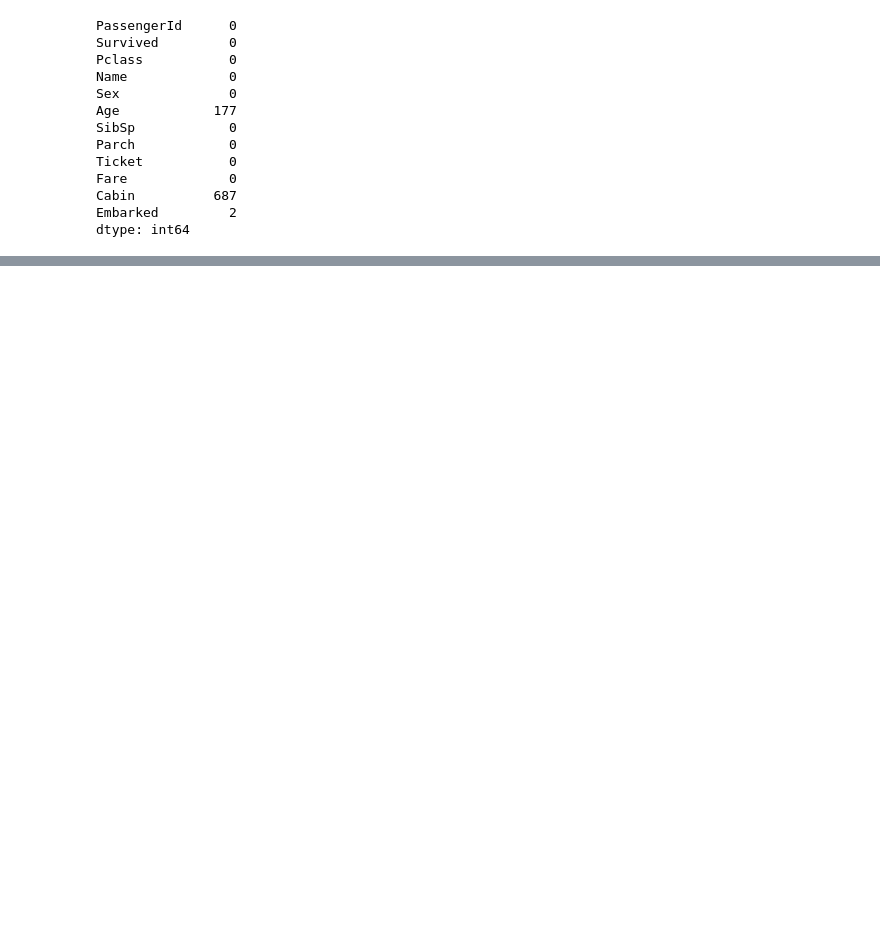
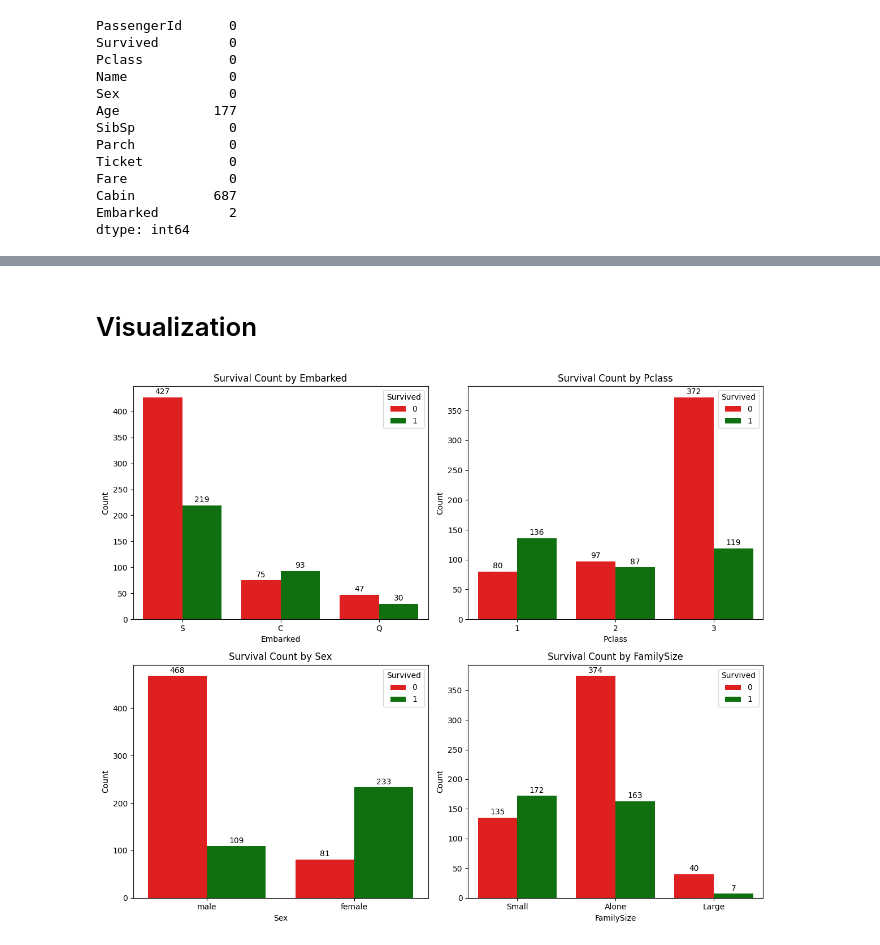
Before and after one commit to juandaxz/test, a Jupyter notebook: Titanic-ml.ipynb, the cells around one changed output, grey strips where cells are left out. Cells and saved outputs as stored; diff of their text form; code cells hidden in the pictures; blank space fills up the shorter version.

```diff
--- a/Titanic-ml.ipynb
+++ b/Titanic-ml.ipynb
@@ -79,0 +114,11 @@ titanic_data[['Pclass','Cabin']]
+# %%
+# Convert FamilySize to categorical variable
+def family_size_category(size):
+    if size == 1:
+        return 'Alone'
+    elif size <= 5:
+        return 'Small'
+    else:
+        return 'Large'
+# %%
+titanic_data['FamilySize'] = titanic_data['FamilySize'].apply(family_size_category)
@@ -79,0 +165,10 @@ titanic_data[['Pclass','Cabin']]
+# %%
+# Convert 'Age' column to integer type
+titanic_data['Age'] = titanic_data['Age'].astype('int64')
+# %%
+# Analyze survival correlation with categorical features
+col = ['Embarked','Pclass','Sex','FamilySize']
+for i in col:
+    print('Survival correlation by: ',i)
+    titanic_data2 = titanic_data.groupby(i)['Survived'].mean().reset_index()
+    print(titanic_data2)
@@ -79,0 +195,18 @@ titanic_data[['Pclass','Cabin']]
+# %% [markdown]
+# Visualization
+# %%
+# Visualize the number of survivors and non-survivors by features
+plt.figure(figsize=(12, 10))
+for i, feature in enumerate(col):
+    colors = ['red', 'green']
+    ax = plt.subplot(2, 2, i + 1)
+    sns.countplot(x=feature, hue='Survived', data=titanic_data, palette=colors, ax=ax)
+    plt.title(f'Survival Count by {feature}')
+    plt.ylabel('Count')
+    plt.xlabel(feature)
+    for container in ax.containers:
+        ax.bar_label(container, fmt='%d', padding=2)
+plt.tight_layout()
+plt.show()
+# %% [output]
+[figure, added]
```
Also changed, not shown: parts of 13 cells of this notebook.
